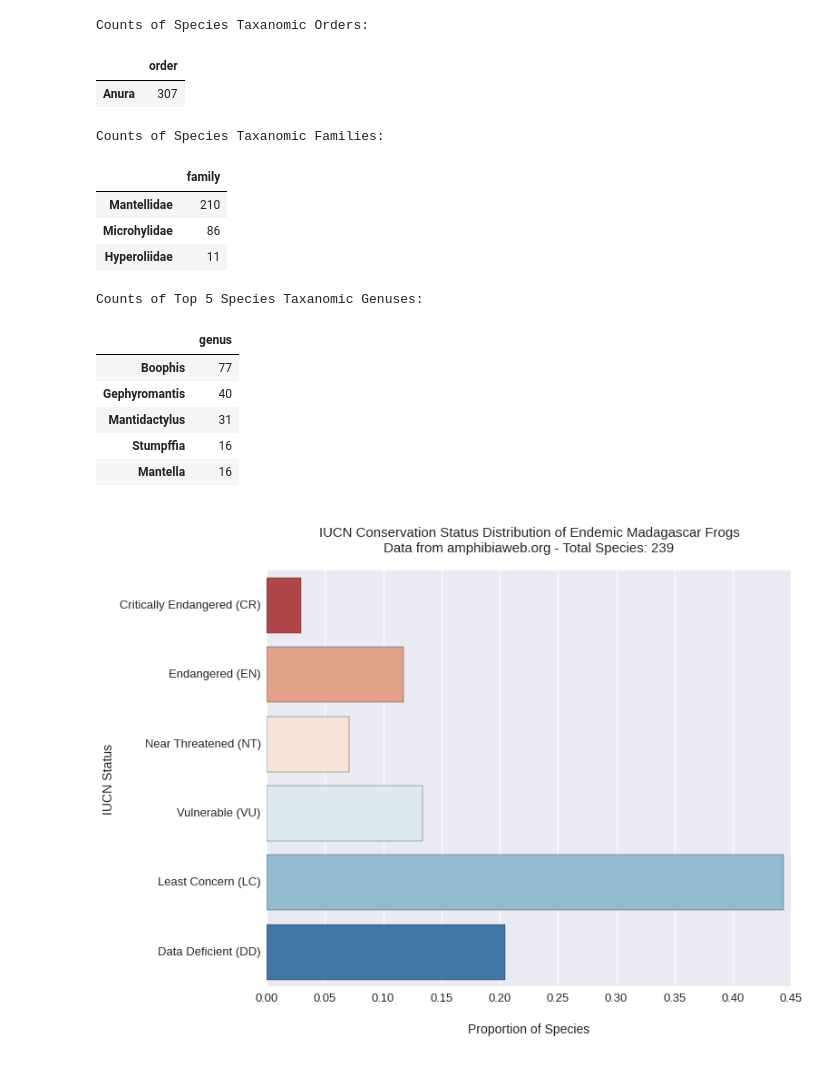
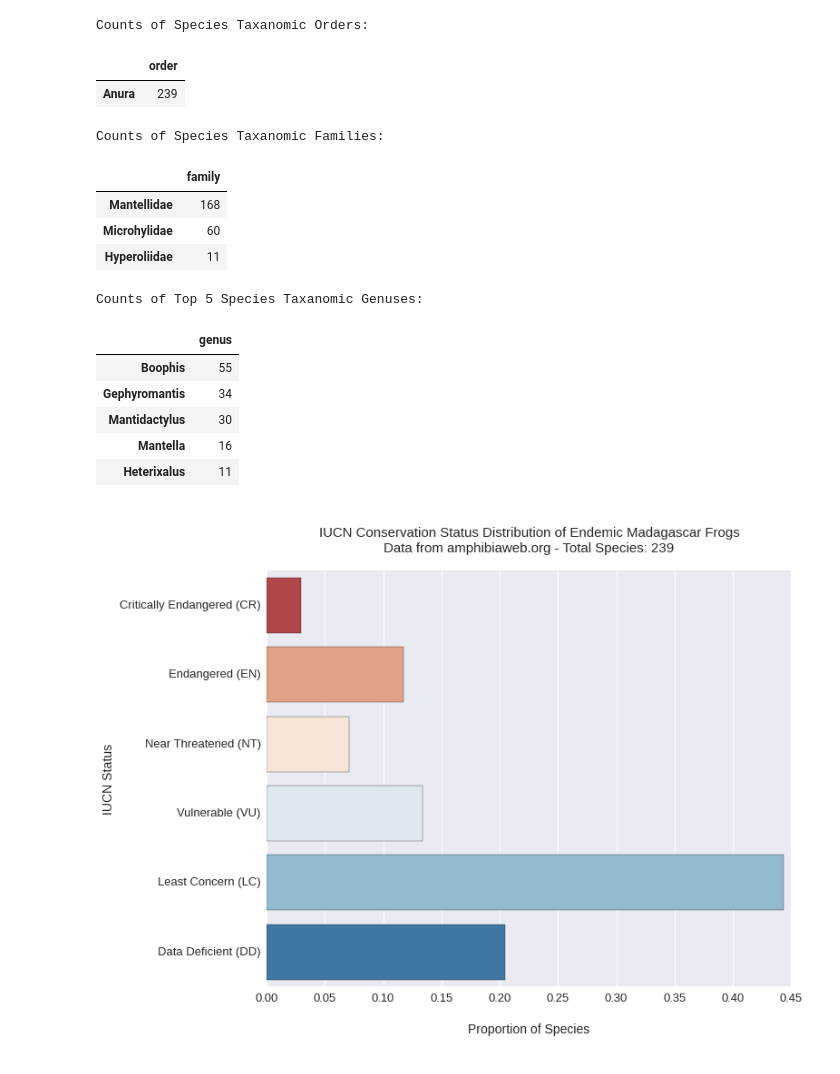
Before and after one commit to jpoles1/MadagascarInvasion, a Jupyter notebook: Amphibians.ipynb, the cells around one changed output. Drawn from its saved outputs; the diff is of its cells as text; code cells hidden in the pictures.

```diff
--- a/Amphibians.ipynb
+++ b/Amphibians.ipynb
@@ -31,32 +31,33 @@ xmldf["species"] = sciname.apply(lambda x : x.split()[1])
 # %%
 iucnrawdata = pd.read_table("amphibdat.txt")
 df = pd.merge(xmldf, iucnrawdata, how="left", left_on=["scientificname", "genus", "order", "family", "species"], right_on=["gaa_name", "genus", "order", "family", "species"])
+df = df.dropna(subset=["iucn"])
 df.to_csv("data/amphibians.csv")
 familyct = pd.DataFrame(df["family"].value_counts());
 totalct = len(df.index)
 orderct = pd.DataFrame(df["order"].value_counts())
 genusct = pd.DataFrame(df["genus"].value_counts())
 print("Counts of Species Taxanomic Orders:")
 display(orderct)
 print("Counts of Species Taxanomic Families:")
 display(familyct)
 print("Counts of Top 5 Species Taxanomic Genuses:")
 display(genusct.head())
 # %% [output]
 Counts of Species Taxanomic Orders:
 |  | order |
-| Anura | 307 |
+| Anura | 239 |
 Counts of Species Taxanomic Families:
 |  | family |
-| Mantellidae | 210 |
-| Microhylidae | 86 |
+| Mantellidae | 168 |
+| Microhylidae | 60 |
 | Hyperoliidae | 11 |
 Counts of Top 5 Species Taxanomic Genuses:
 |  | genus |
-| Boophis | 77 |
-| Gephyromantis | 40 |
-| Mantidactylus | 31 |
-| Stumpffia | 16 |
+| Boophis | 55 |
+| Gephyromantis | 34 |
+| Mantidactylus | 30 |
 | Mantella | 16 |
+| Heterixalus | 11 |
 # %%
 iucnorder = ["Data Deficient (DD)", "Least Concern (LC)", "Vulnerable (VU)", "Near Threatened (NT)", "Endangered (EN)", "Critically Endangered (CR)"]
```
Also changed, not shown: parts of 3 cells of this notebook, 5 other files.
